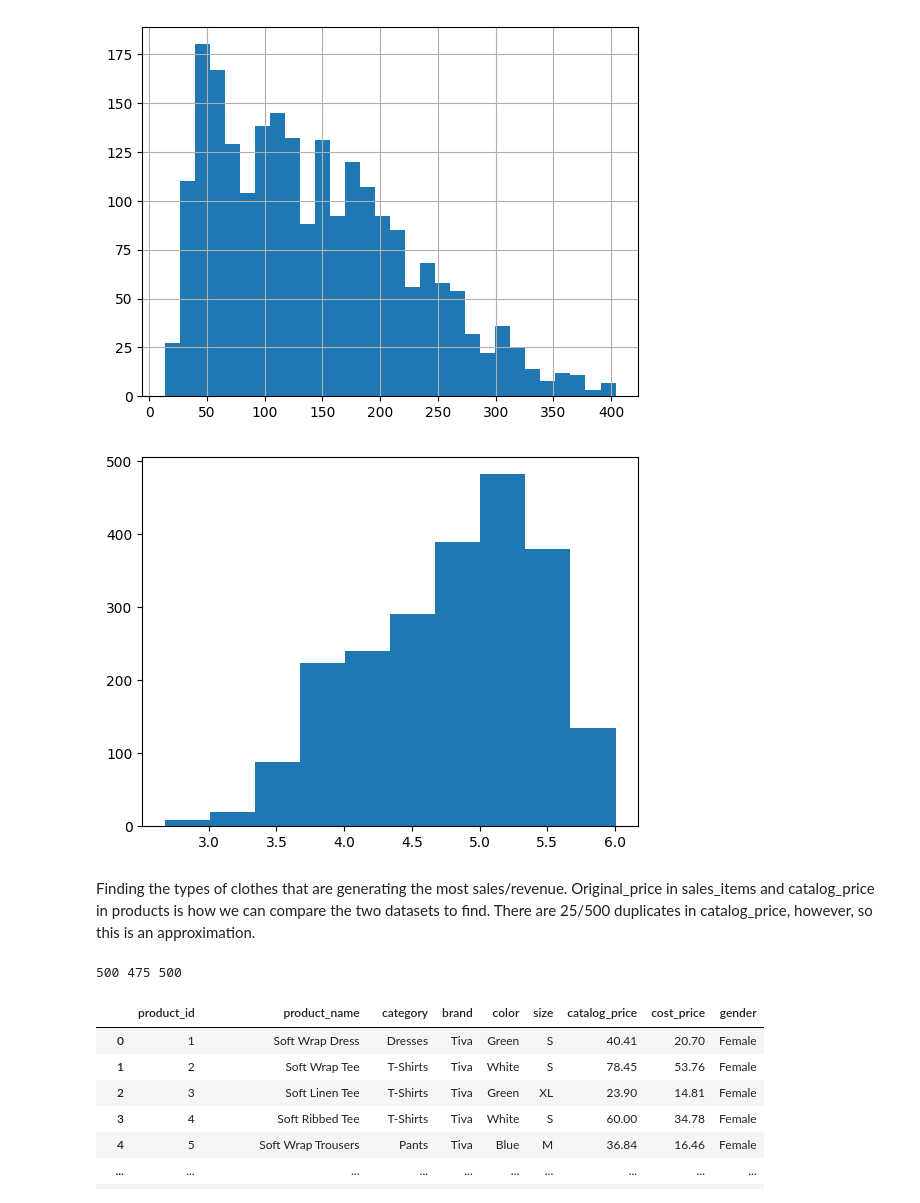
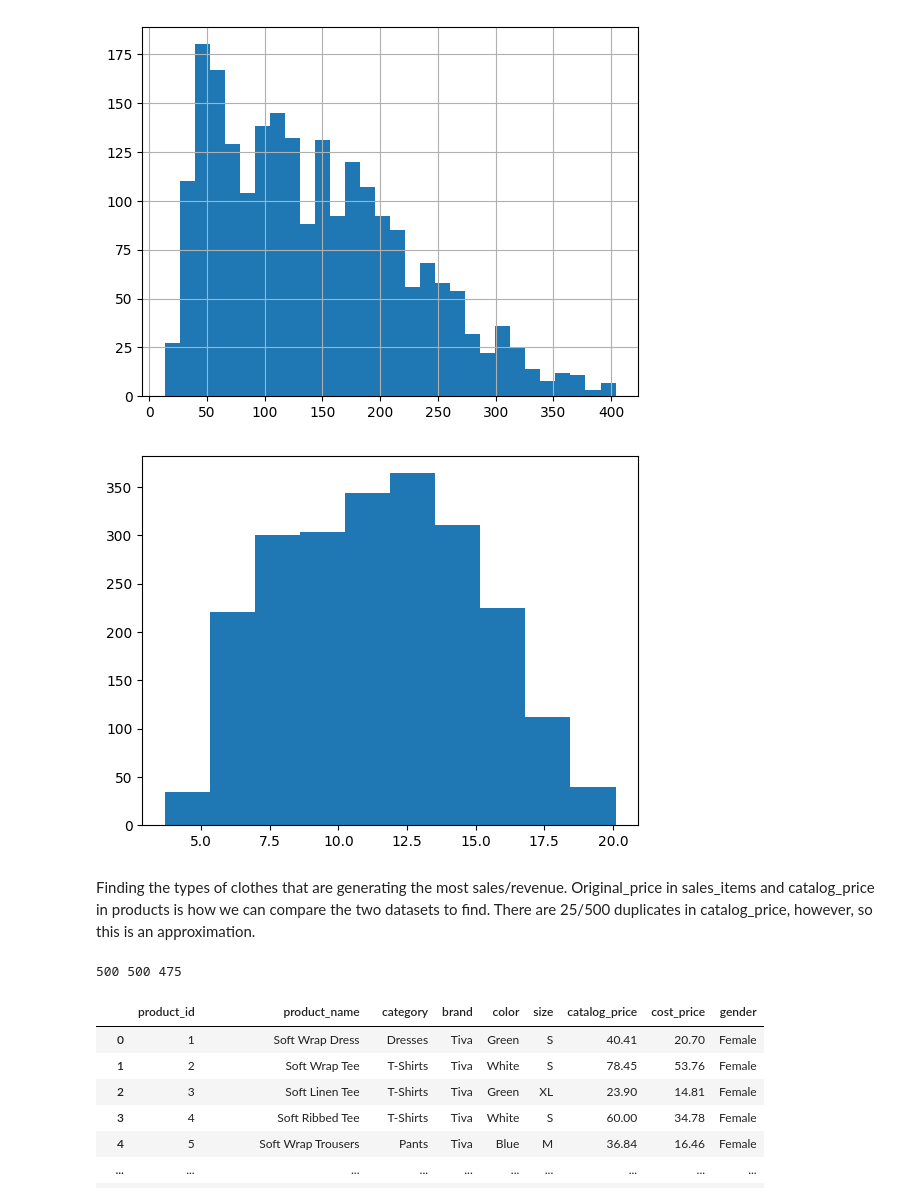
Before and after one commit to tanishasikder/Europe-Fashion, a Jupyter notebook: description.ipynb, the cells around one changed output. Cells and saved outputs as stored; diff of their text form; code cells hidden in the pictures.

```diff
--- a/description.ipynb
+++ b/description.ipynb
@@ -315,11 +331,11 @@ item_data.hist(bins=30) # Very positively skewed
 <Axes: >
 [figure]
 # %%
-new_item = np.log1p(item_data)
+new_item = np.sqrt(item_data)
 plt.hist(new_item)
 plt.show()
 # %% [output]
-[figure, old version]
+[figure, new version]
 # %% [markdown]
 Finding the types of clothes that are generating the most sales/revenue. Original_price in sales_items and catalog_price in products is how we can compare the two datasets to find. There are 25/500 duplicates in catalog_price, however, so this is an approximation.
 # %%
@@ -327,9 +343,9 @@ names = set(products['product_name'])
 original_prices = products['catalog_price']
 prices = set(products['catalog_price'])
 
-print(len(names), len(prices), len(original_prices))
+print(len(names), len(original_prices), len(prices))
 # %% [output]
-500 475 500
+500 500 475
 # %%
 products
 # %% [output]
```
Also changed, not shown: parts of 7 cells of this notebook, 1 other file.
